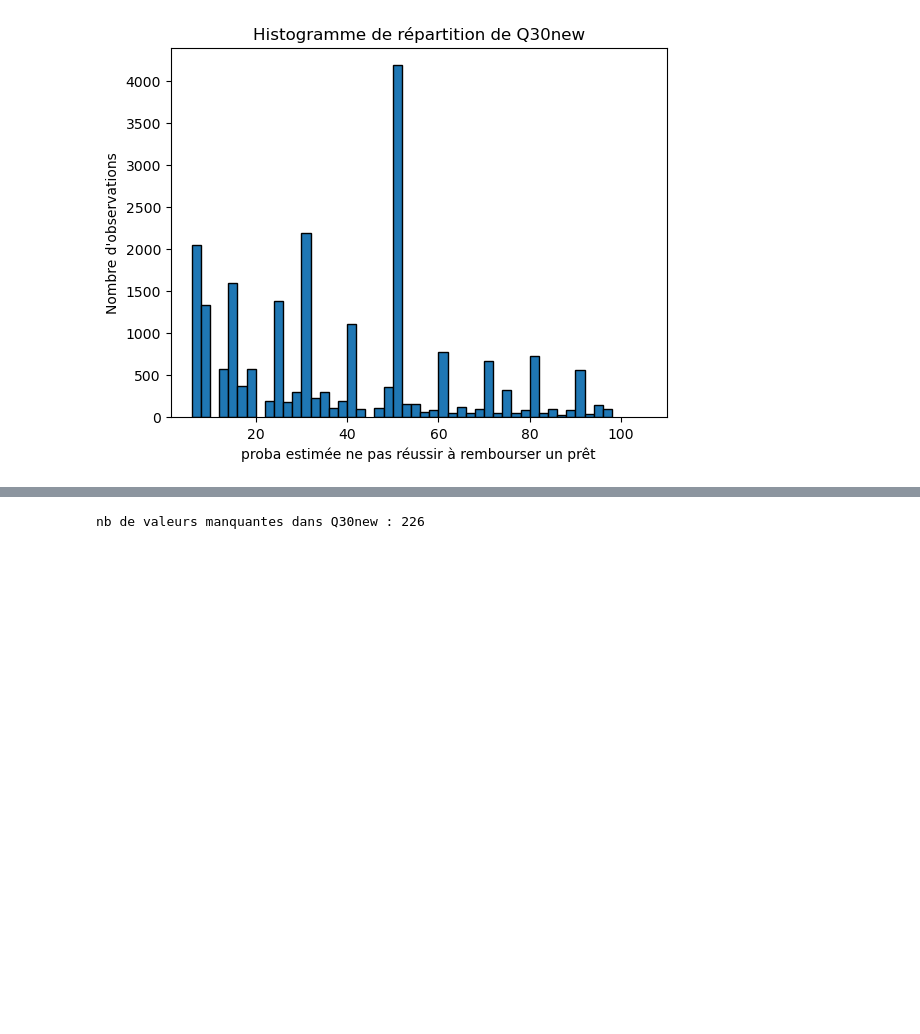
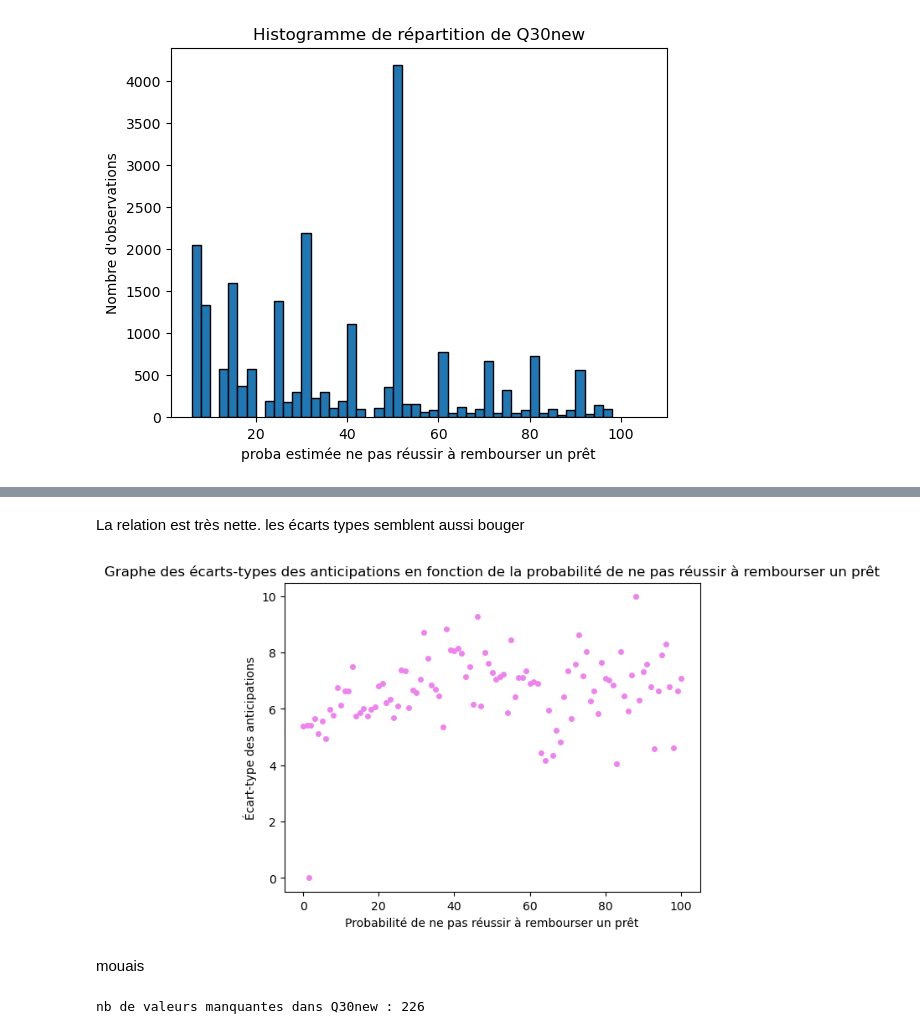
Before and after one commit to Jeremstar/-a-va-pr-dire-l-inflation-s-v-re, a Jupyter notebook: Régressions.ipynb, the cells around one changed output, grey strips where cells are left out. Drawn from its saved outputs; the diff is of its cells as text; code cells hidden in the pictures; blank space fills up the shorter version.

```diff
--- a/Régressions.ipynb
+++ b/Régressions.ipynb
@@ -396,3 +477,21 @@ plt.show()
+# %% [markdown]
+La relation est très nette. les écarts types semblent aussi bouger
+# %%
+df = pd.DataFrame({'Q30new': BF['Q30new'], 'Q8v2part2': BF['Q8v2part2'], 'weight': BF['weight']})
+df = df[df['Q30new'] <= 110]
+groups = df.groupby('Q30new')
+
+std_q8v2part2 = groups.apply(lambda x: np.sqrt(((x['Q8v2part2'] - x['Q8v2part2'].mean())**2 * x['weight']).sum() / x['weight'].sum()))
+
+plt.plot(std_q8v2part2.index, std_q8v2part2.values, 'o', markersize=4, color='violet')
+plt.xlabel('Probabilité de ne pas réussir à rembourser un prêt')
+plt.ylabel('Écart-type des anticipations')
+plt.title('Graphe des écarts-types des anticipations en fonction de la probabilité de ne pas réussir à rembourser un prêt')
+plt.show()
+# %% [output]
+[figure, added]
+# %% [markdown]
+mouais
 # %%
 print("nb de valeurs manquantes dans Q30new : "+str(BF['Q30new'].isnull().sum()))
 # %% [output]
```
Also changed, not shown: parts of 22 cells of this notebook.
